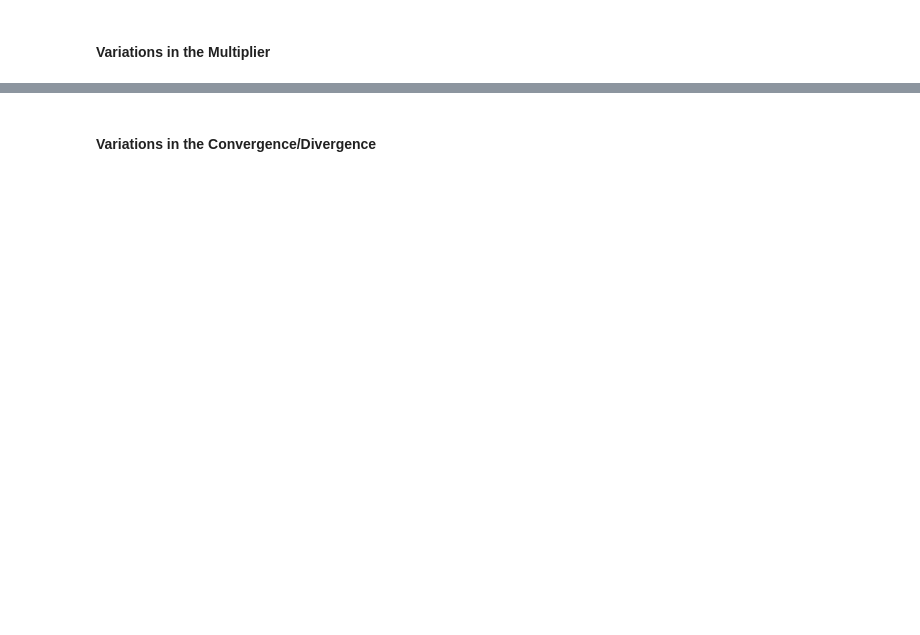
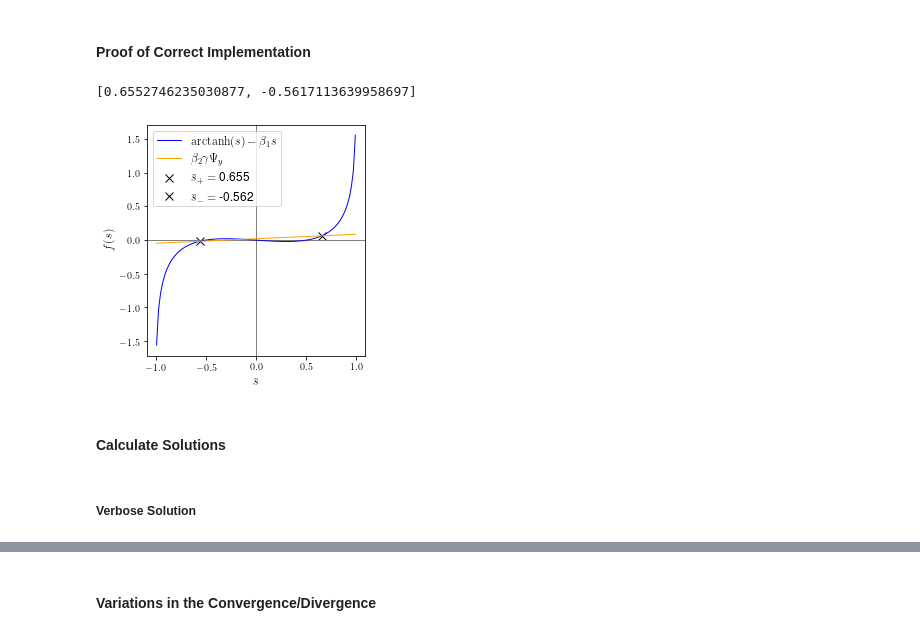
Before and after one commit to KarlNaumann/InteractionEconomics, a Jupyter notebook: solow/asymptotics.ipynb, the cells around one changed output, grey strips where cells are left out. Drawn from its saved outputs; the diff is of its cells as text; code cells hidden in the pictures; blank space fills up the shorter version.

```diff
--- a/solow/asymptotics.ipynb
+++ b/solow/asymptotics.ipynb
@@ -55,9 +66,0 @@ sm = SolowModel(params)
-# %%
-def f(x, b1):
-    return np.arctanh(x)-(b1*x)
-
-def case_kd(x, b2, gamma, c2, epsilon):
-    return (b2*gamma*c2*x) + (b2*gamma*epsilon)
-
-def case_ks(x, b2, gamma, c2, epsilon, rho):
-    return (b2*gamma*epsilon)/(1-rho)
@@ -73,7 +89,15 @@ def intersect(func1, func2, args1, args2):
+# %%
+def zeros(func, params):
+    """Determine the intersections"""
+    intersects =[]
+    # Search through four quadrants
+    quads = [(-0.99,-0.5),(-0.5,0),(0,0.5),(0.5,0.99)]
+    for bnds in quads:
+        temp = minimize(func, 0.5*sum(bnds), args=params, bounds=(bnds,), tol=1e-15)
+        intersects.append(temp.x[0])
+    return [max(intersects), min(intersects)]
 # %%
 def approximation(s_bar, b1):
     constant = 0.5 * sum(s_bar)
     product = 0.5*sech(b1*s_bar[0]) + 0.5*sech(b1*s_bar[1])
     return [constant, product]
-# %% [markdown]
-#### Variations in the Multiplier
@@ -93,0 +104,44 @@ for i, gamma in enumerate(g_vars):
+# %% [markdown]
+#### Proof of Correct Implementation
+# %%
+# Test for Correct implementation
+gamma = 2000
+b1, b2 = 1.1, 1.0
+epsilon = 1e-5
+c2 = 1e-4
+rho=1/3
+
+plt.rc('text', usetex=True)
+
+x = np.linspace(-0.99, 0.99, 101)
+fig, ax = plt.subplots(1,1)
+fig.set_size_inches(4,4)
+
+ax.set_xlabel(r'$\bar{s}$')
+ax.set_ylabel(r'$f(s)$')
+
+ax.axhline(0, color='Gray')
+ax.axvline(0, color='Gray')
+
+ax.plot(x, f(x, 1.1), label=r'$\textrm{arctanh}(s)-\beta_1s$', color='Blue')
+ax.plot(x, kd_intersect(x, b2, gamma, c2, epsilon, rho), label=r'$\beta_2\gamma\Psi_y$', color ='Orange')
+
+sbar_x = zeros(case_kd, params=(b1, b2, gamma, c2, epsilon, rho))
+print(sbar_x)
+sbar_y = [np.arctanh(x)-1.1*x for x in sbar_x]
+
+ax.scatter(sbar_x[0], sbar_y[0], marker='x', color='Black', label=r'$\bar{s}_+=$'+' {:.3f}'.format(sbar_x[0]))
+ax.scatter(sbar_x[1], sbar_y[1], marker='x', color='Black', label=r'$\bar{s}_-=$'+' {:.3f}'.format(sbar_x[1]))
+
+ax.legend()
+plt.tight_layout()
+plt.savefig('appendix2/example_solutions.png')
+plt.show()
+plt.rc('text', usetex=False)
+# %% [output]
+[0.6552746235030877, -0.5617113639958697]
+[figure, added]
+# %% [markdown]
+#### Calculate Solutions
+# %% [markdown]
+##### Verbose Solution
```
Also changed, not shown: parts of 50 cells of this notebook.
